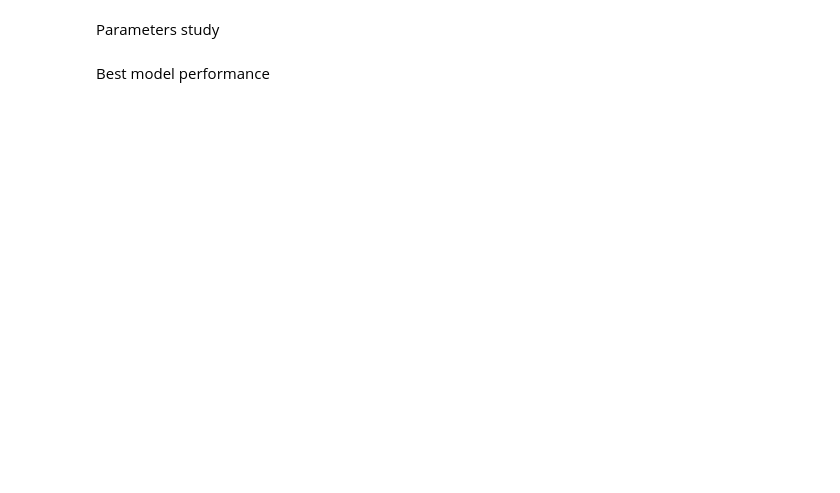
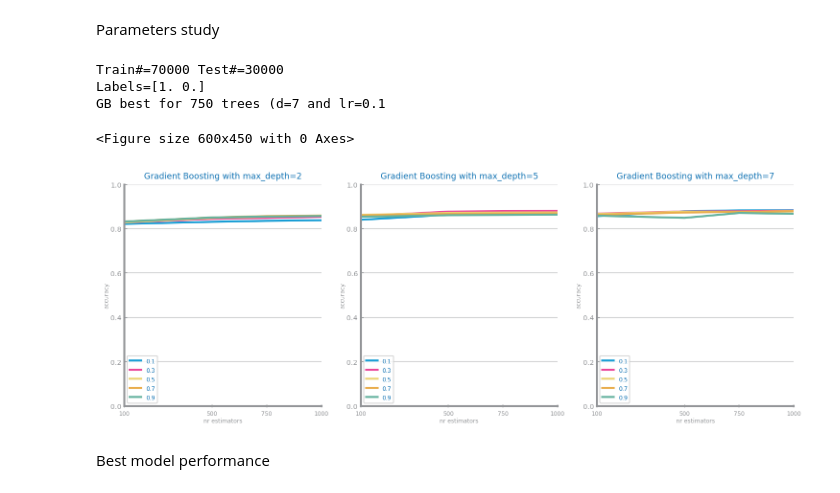
Before and after one commit to esteves3/data-science, a Jupyter notebook: credit-score-modeling-gb.ipynb, the cells around one changed output. Saved outputs shown, nothing was run; the diff lists cells and outputs as text; code cells hidden in the pictures; blank space fills up the shorter version.

Commit message:
credit score MLP and GB

```diff
--- a/credit-score-modeling-gb.ipynb
+++ b/credit-score-modeling-gb.ipynb
@@ -10,6 +10,34 @@ from dslabs_functions import (
     read_train_test_from_files,
 )
 from dslabs_functions import HEIGHT, plot_evaluation_results, plot_multiline_chart
+from typing import Literal
+from numpy import array, ndarray
+from matplotlib.pyplot import subplots, figure, savefig, show
+from sklearn.neural_network import MLPClassifier
+from dslabs_functions import (
+    CLASS_EVAL_METRICS,
+    DELTA_IMPROVE,
+    read_train_test_from_files,
+)
+from dslabs_functions import HEIGHT, plot_evaluation_results, plot_multiline_chart
+from dslabs_functions import get_variable_types
+from seaborn import heatmap
+from dslabs_functions import HEIGHT, plot_multi_scatters_chart
+from matplotlib.pyplot import figure, subplots, savefig, show, gcf
+from dslabs_functions import plot_bar_chart
+from dslabs_functions import set_chart_labels
+from dslabs_functions import define_grid, HEIGHT
+from matplotlib.figure import Figure
+from numpy import ndarray
+from dslabs_functions import *
+from pandas import read_csv, DataFrame
+from numpy import log
+from pandas import Series
+from scipy.stats import norm, expon, lognorm
+from matplotlib.axes import Axes
+from dslabs_functions import plot_multiline_chart
+import pandas as pd
+from sklearn.model_selection import train_test_split
 
 
 def gradient_boosting_study(
@@ -57,40 +85,58 @@ def gradient_boosting_study(
             ax=axs[0, i],
             title=f"Gradient Boosting with max_depth={d}",
             xlabel="nr estimators",
             ylabel=metric,
             percentage=True,
         )
     print(
         f'GB best for {best_params["params"][2]} trees (d={best_params["params"][0]} and lr={best_params["params"][1]}'
     )
 
     return best_model, best_params
 
 
-file_tag = "stroke"
-train_filename = "data/stroke_train_smote.csv"
-test_filename = "data/stroke_test.csv"
-target = "stroke"
+results = "csv-results/credit-score-after-preparation.csv"
+file_tag = "credit_score"
+data: DataFrame = read_csv(results, index_col="ID")
+data_to_split = data.copy()
+
+# Split train/test
+
+
+target = 'Credit_Score'
+y = data_to_split[target]
+X = data_to_split.drop(columns = target)
+trnX, tstX, trnY, tstY = train_test_split(X, y, test_size=0.3)
+train = pd.concat([trnX, trnY], axis=1)
+test = pd.concat([tstX, tstY], axis=1)
+
+labels = data.Credit_Score.unique()
+
+vars = data.columns.to_list()
+vars.remove('Credit_Score')
 eval_metric = "accuracy"
 
-trnX, tstX, trnY, tstY, labels, vars = read_train_test_from_files(
-    train_filename, test_filename, target
-)
 print(f"Train#={len(trnX)} Test#={len(tstX)}")
 print(f"Labels={labels}")
 
 figure()
 best_model, params = gradient_boosting_study(
     trnX,
     trnY,
     tstX,
     tstY,
     nr_max_trees=1000,
     lag=250,
     metric=eval_metric,
 )
 savefig(f"images/{file_tag}_gb_{eval_metric}_study.png")
 show()
+# %% [output]
+Train#=70000 Test#=30000
+Labels=[1. 0.]
+GB best for 750 trees (d=7 and lr=0.1
+<Figure size 600x450 with 0 Axes>
+[figure, added]
 # %% [markdown]
 Best model performance
 # %%
```
Also changed, not shown: parts of 3 cells of this notebook, 8 other files.
